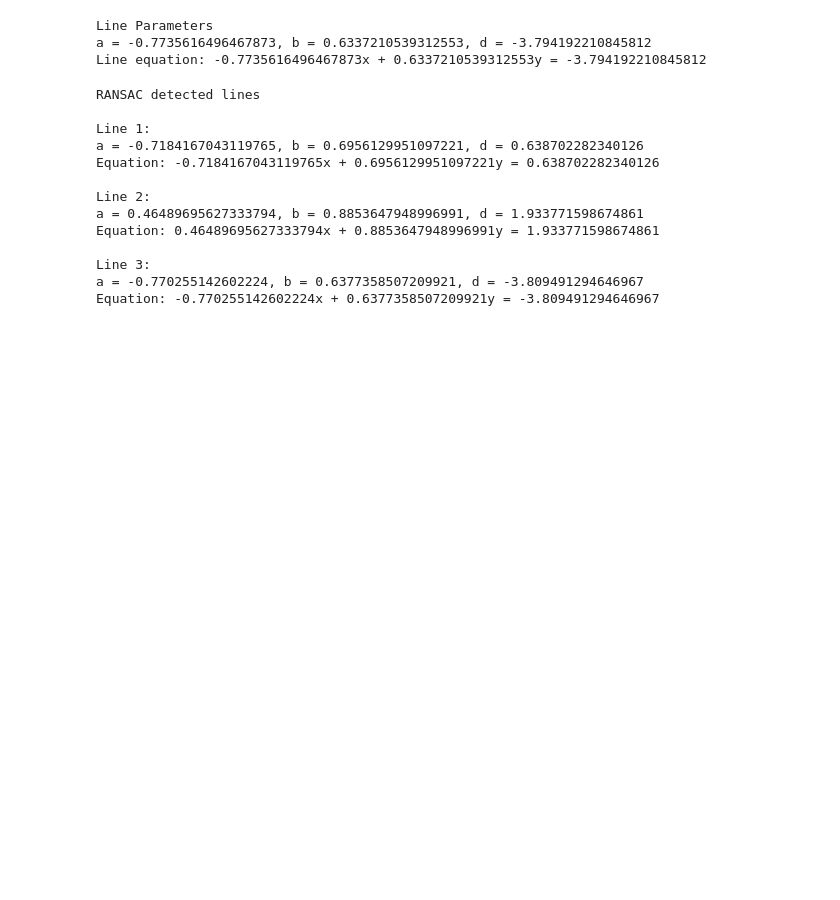
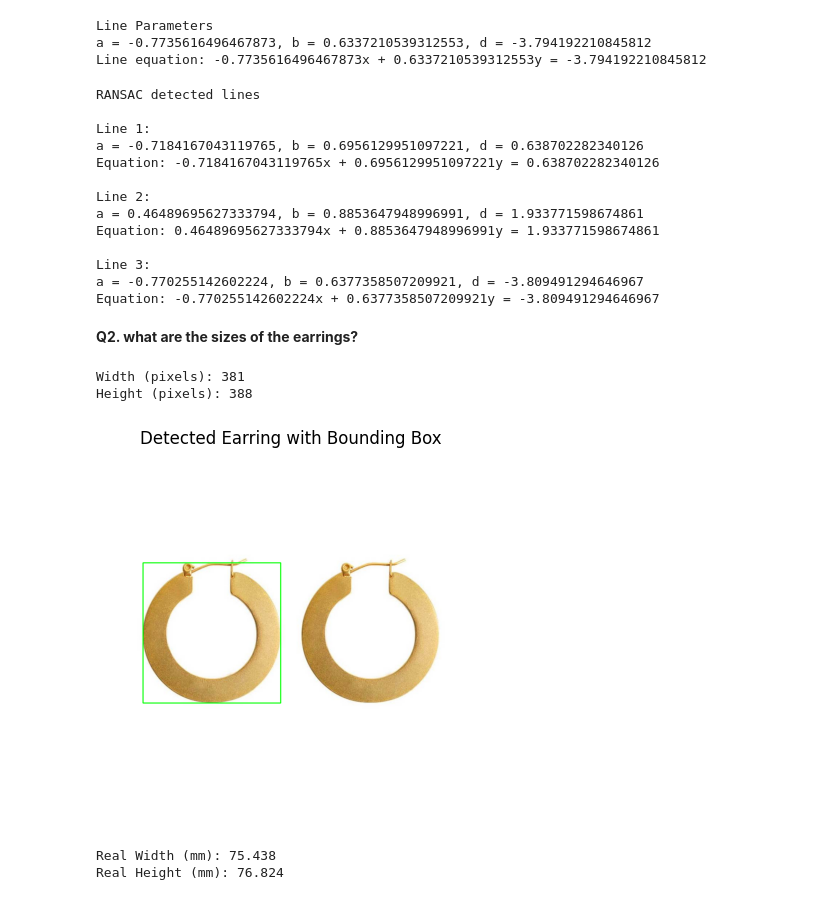
Before and after one commit to VidushanAvishka/Computer-Vision-IT5432-, a Jupyter notebook: Assignment2.ipynb, the cells around one changed output. Drawn from its saved outputs; the diff is of its cells as text; code cells hidden in the pictures; blank space fills up the shorter version.

```diff
--- a/Assignment2.ipynb
+++ b/Assignment2.ipynb
@@ -171,3 +171,63 @@ Equation: 0.46489695627333794x + 0.8853647948996991y = 1.933771598674861
 Line 3:
 a = -0.770255142602224, b = 0.6377358507209921, d = -3.809491294646967
 Equation: -0.770255142602224x + 0.6377358507209921y = -3.809491294646967
+# %% [markdown]
+**Q2. what are the sizes of the earrings?**
+# %%
+import cv2 as cv
+import numpy as np
+import matplotlib.pyplot as plt
+
+
+img = cv.imread('earrings.jpg')
+assert img is not None, "Image not found"
+
+# Convert to grayscale
+gray = cv.cvtColor(img, cv.COLOR_BGR2GRAY)
+
+# Blur to reduce noise
+blur = cv.GaussianBlur(gray, (5, 5), 0)
+
+# Edge detection
+edges = cv.Canny(blur, 50, 200)
+
+# Find contours
+contours, _ = cv.findContours(edges, cv.RETR_EXTERNAL, cv.CHAIN_APPROX_SIMPLE)
+
+# Select the largest contour (one earring)
+cnt = max(contours, key=cv.contourArea)
+
+# Bounding box (width & height in pixels)
+x, y, w, h = cv.boundingRect(cnt)
+
+print("Width (pixels):", w)
+print("Height (pixels):", h)
+
+# Draw bounding box for visualization
+output = img.copy()
+cv.rectangle(output, (x, y), (x+w, y+h), (0, 255, 0), 2)
+
+# Display result
+plt.imshow(cv.cvtColor(output, cv.COLOR_BGR2RGB))
+plt.title("Detected Earring with Bounding Box")
+plt.axis('off')
+plt.show()
+
+# Convert to real-world size
+pixel_size_mm = 2.2e-3   # 2.2 micrometers
+f = 8                    # focal length (mm)
+D = 720                  # distance (mm)
+
+m = f / D
+
+width_mm = (w * pixel_size_mm) / m
+height_mm = (h * pixel_size_mm) / m
+
+print("Real Width (mm):", width_mm)
+print("Real Height (mm):", height_mm)
+# %% [output]
+Width (pixels): 381
+Height (pixels): 388
+[figure, added]
+Real Width (mm): 75.438
+Real Height (mm): 76.824
```
